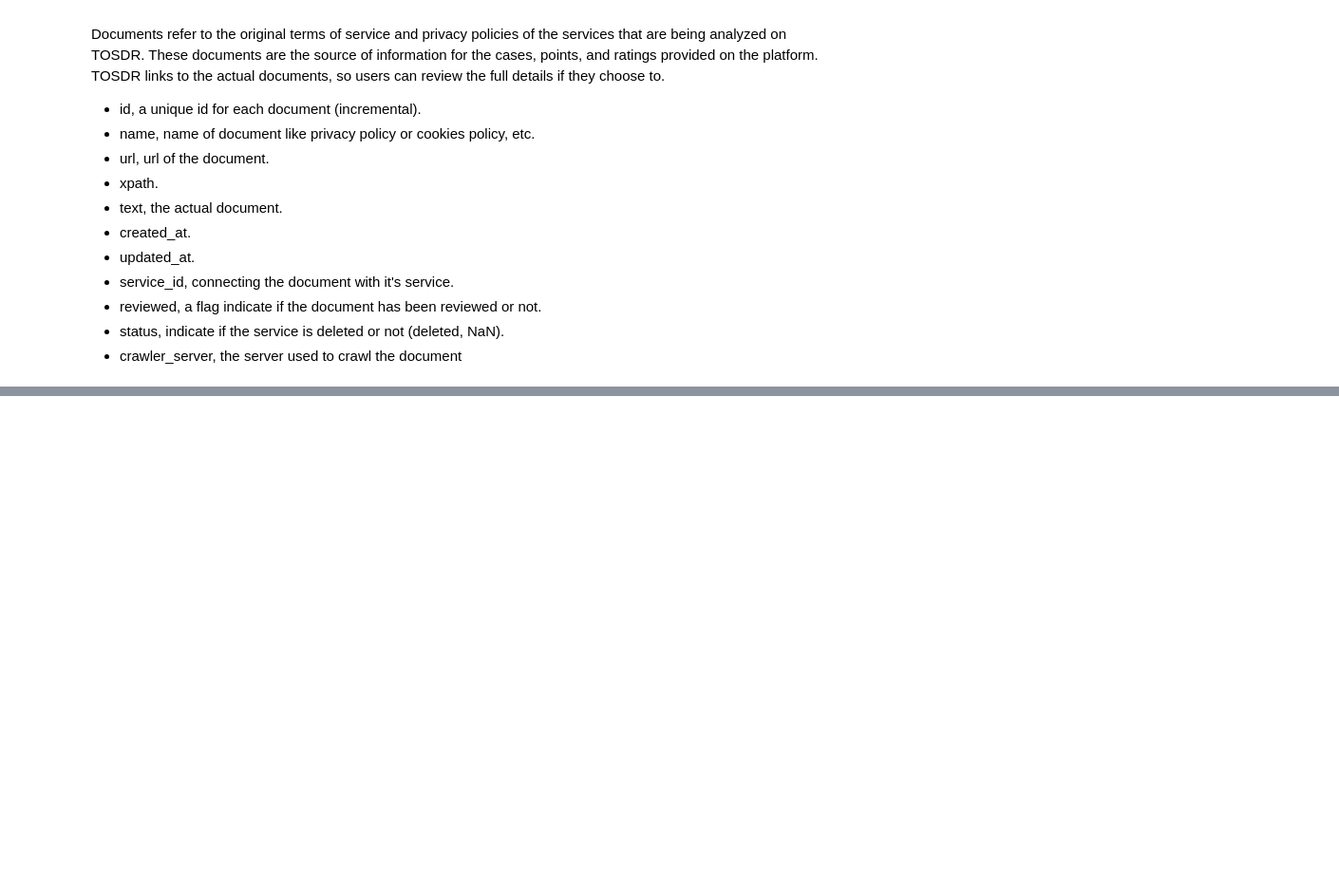
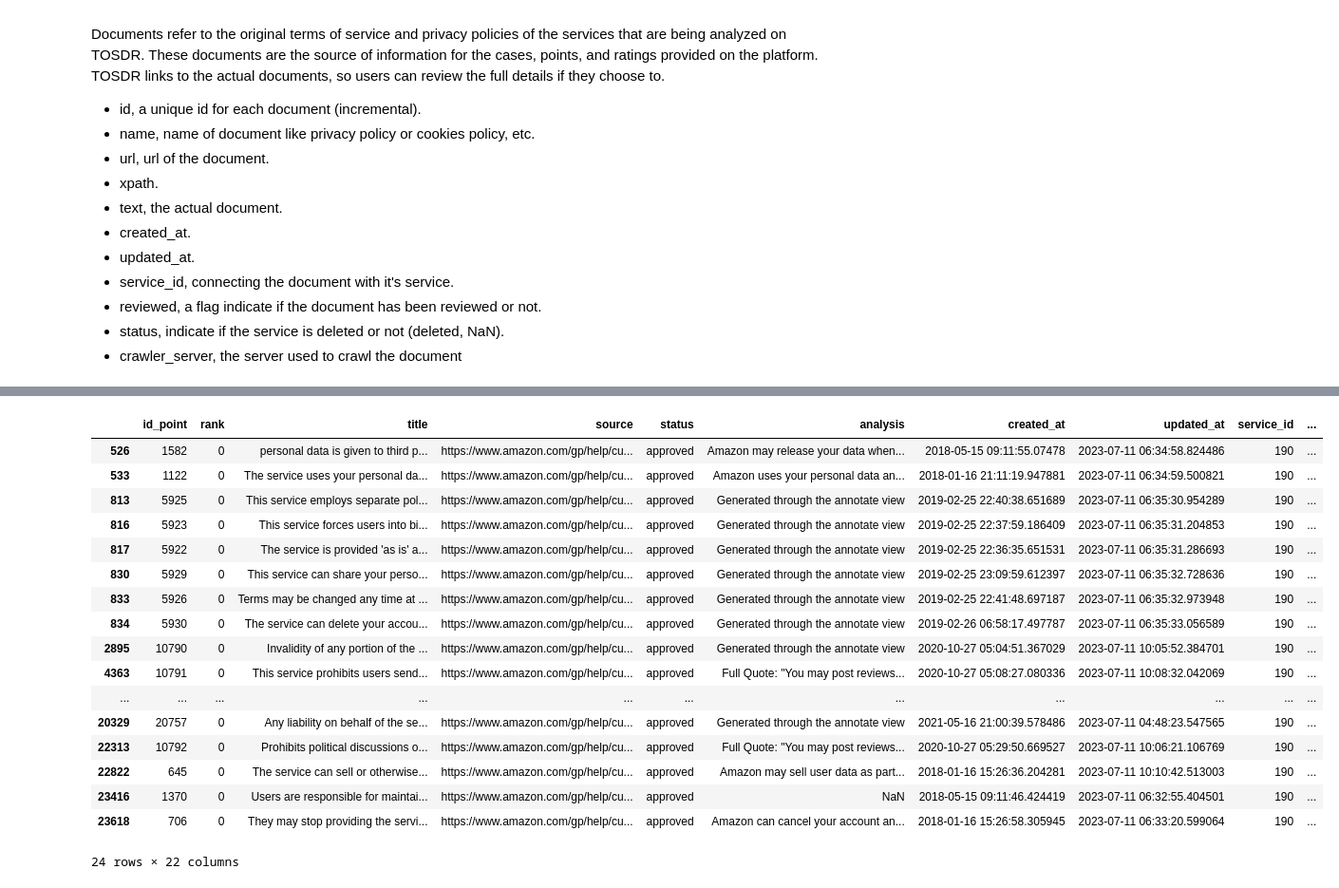
Before and after one commit to riki-11/lawgic, a Jupyter notebook: notebooks/tos_dr_exploration.ipynb, the cells around one changed output, grey strips where cells are left out. Shown at 95% size. Drawn from its saved outputs; the diff is of its cells as text; code cells hidden in the pictures; blank space fills up the shorter version.

```diff
--- a/notebooks/tos_dr_exploration.ipynb
+++ b/notebooks/tos_dr_exploration.ipynb
@@ -148,0 +261,3 @@ tos_documents.head()
+# %%
+merged_pts_services = pd.merge(tos_points[tos_points['status'] == 'approved'], tos_services[['id', 'name', 'url', 'related']], left_on='service_id', right_on='id', suffixes=('_point', '_service'))
+merged_pts_services.head()
@@ -148,0 +313,22 @@ tos_documents.head()
+# %%
+amazon_pts = merged_pts_services[merged_pts_services['name'] == 'Amazon']
+amazon_pts
+# %% [output]
+|  | id_point | rank | title | source | status | analysis | created_at | updated_at | service_id | ... |
+| 526 | 1582 | 0 | personal data is given to third p... | https://www.amazon.com/gp/help/cu... | approved | Amazon may release your data when... | 2018-05-15 09:11:55.07478 | 2023-07-11 06:34:58.824486 | 190 | ... |
+| 533 | 1122 | 0 | The service uses your personal da... | https://www.amazon.com/gp/help/cu... | approved | Amazon uses your personal data an... | 2018-01-16 21:11:19.947881 | 2023-07-11 06:34:59.500821 | 190 | ... |
+| 813 | 5925 | 0 | This service employs separate pol... | https://www.amazon.com/gp/help/cu... | approved | Generated through the annotate view | 2019-02-25 22:40:38.651689 | 2023-07-11 06:35:30.954289 | 190 | ... |
+| 816 | 5923 | 0 | This service forces users into bi... | https://www.amazon.com/gp/help/cu... | approved | Generated through the annotate view | 2019-02-25 22:37:59.186409 | 2023-07-11 06:35:31.204853 | 190 | ... |
+| 817 | 5922 | 0 | The service is provided 'as is' a... | https://www.amazon.com/gp/help/cu... | approved | Generated through the annotate view | 2019-02-25 22:36:35.651531 | 2023-07-11 06:35:31.286693 | 190 | ... |
+| 830 | 5929 | 0 | This service can share your perso... | https://www.amazon.com/gp/help/cu... | approved | Generated through the annotate view | 2019-02-25 23:09:59.612397 | 2023-07-11 06:35:32.728636 | 190 | ... |
+| 833 | 5926 | 0 | Terms may be changed any time at ... | https://www.amazon.com/gp/help/cu... | approved | Generated through the annotate view | 2019-02-25 22:41:48.697187 | 2023-07-11 06:35:32.973948 | 190 | ... |
+| 834 | 5930 | 0 | The service can delete your accou... | https://www.amazon.com/gp/help/cu... | approved | Generated through the annotate view | 2019-02-26 06:58:17.497787 | 2023-07-11 06:35:33.056589 | 190 | ... |
+| 2895 | 10790 | 0 | Invalidity of any portion of the ... | https://www.amazon.com/gp/help/cu... | approved | Generated through the annotate view | 2020-10-27 05:04:51.367029 | 2023-07-11 10:05:52.384701 | 190 | ... |
+| 4363 | 10791 | 0 | This service prohibits users send... | https://www.amazon.com/gp/help/cu... | approved | Full Quote: "You may post reviews... | 2020-10-27 05:08:27.080336 | 2023-07-11 10:08:32.042069 | 190 | ... |
+| ... | ... | ... | ... | ... | ... | ... | ... | ... | ... | ... |
+| 20329 | 20757 | 0 | Any liability on behalf of the se... | https://www.amazon.com/gp/help/cu... | approved | Generated through the annotate view | 2021-05-16 21:00:39.578486 | 2023-07-11 04:48:23.547565 | 190 | ... |
+| 22313 | 10792 | 0 | Prohibits political discussions o... | https://www.amazon.com/gp/help/cu... | approved | Full Quote: "You may post reviews... | 2020-10-27 05:29:50.669527 | 2023-07-11 10:06:21.106769 | 190 | ... |
+| 22822 | 645 | 0 | The service can sell or otherwise... | https://www.amazon.com/gp/help/cu... | approved | Amazon may sell user data as part... | 2018-01-16 15:26:36.204281 | 2023-07-11 10:10:42.513003 | 190 | ... |
+| 23416 | 1370 | 0 | Users are responsible for maintai... | https://www.amazon.com/gp/help/cu... | approved | NaN | 2018-05-15 09:11:46.424419 | 2023-07-11 06:32:55.404501 | 190 | ... |
+| 23618 | 706 | 0 | They may stop providing the servi... | https://www.amazon.com/gp/help/cu... | approved | Amazon can cancel your account an... | 2018-01-16 15:26:58.305945 | 2023-07-11 06:33:20.599064 | 190 | ... |
+24 rows × 22 columns
```
Also changed, not shown: parts of 17 cells of this notebook.
